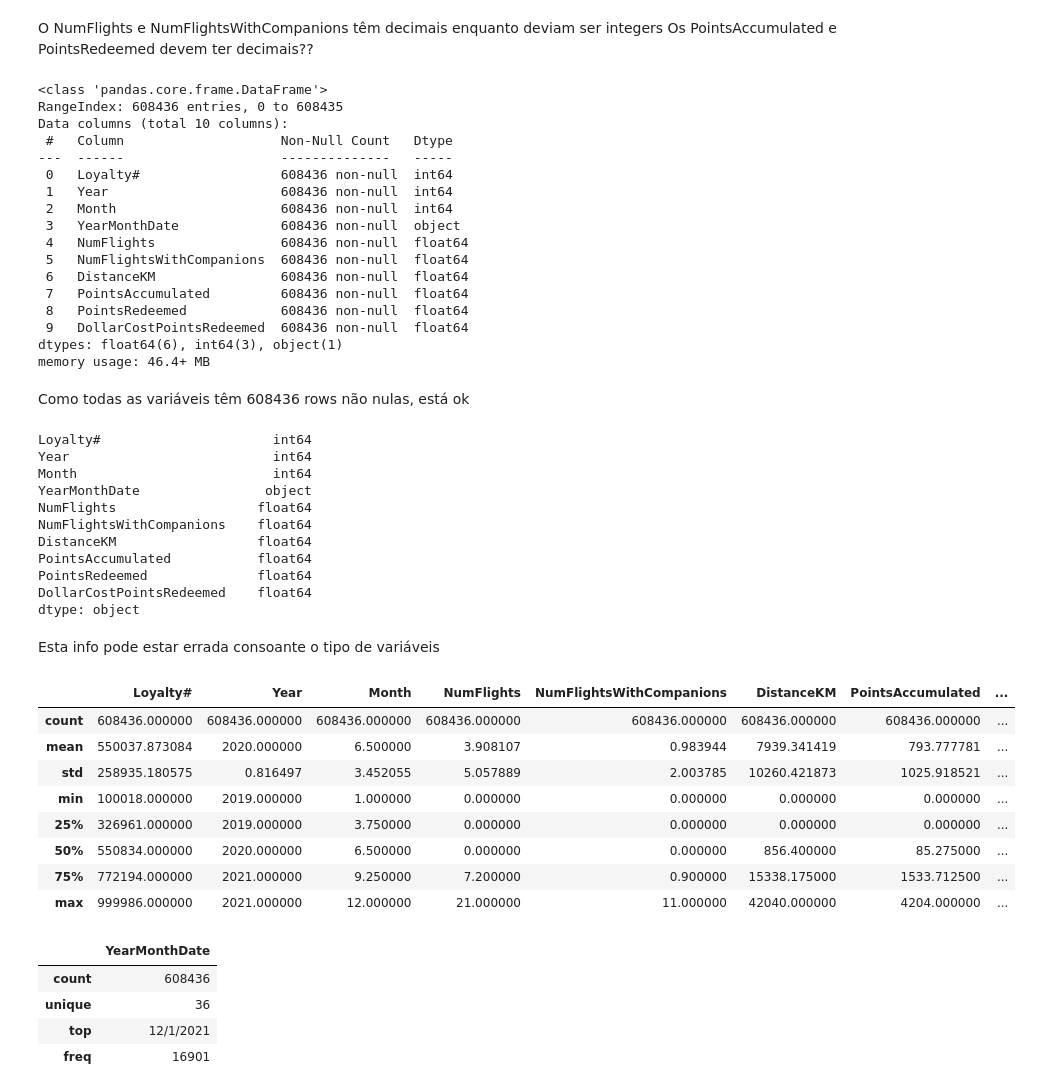
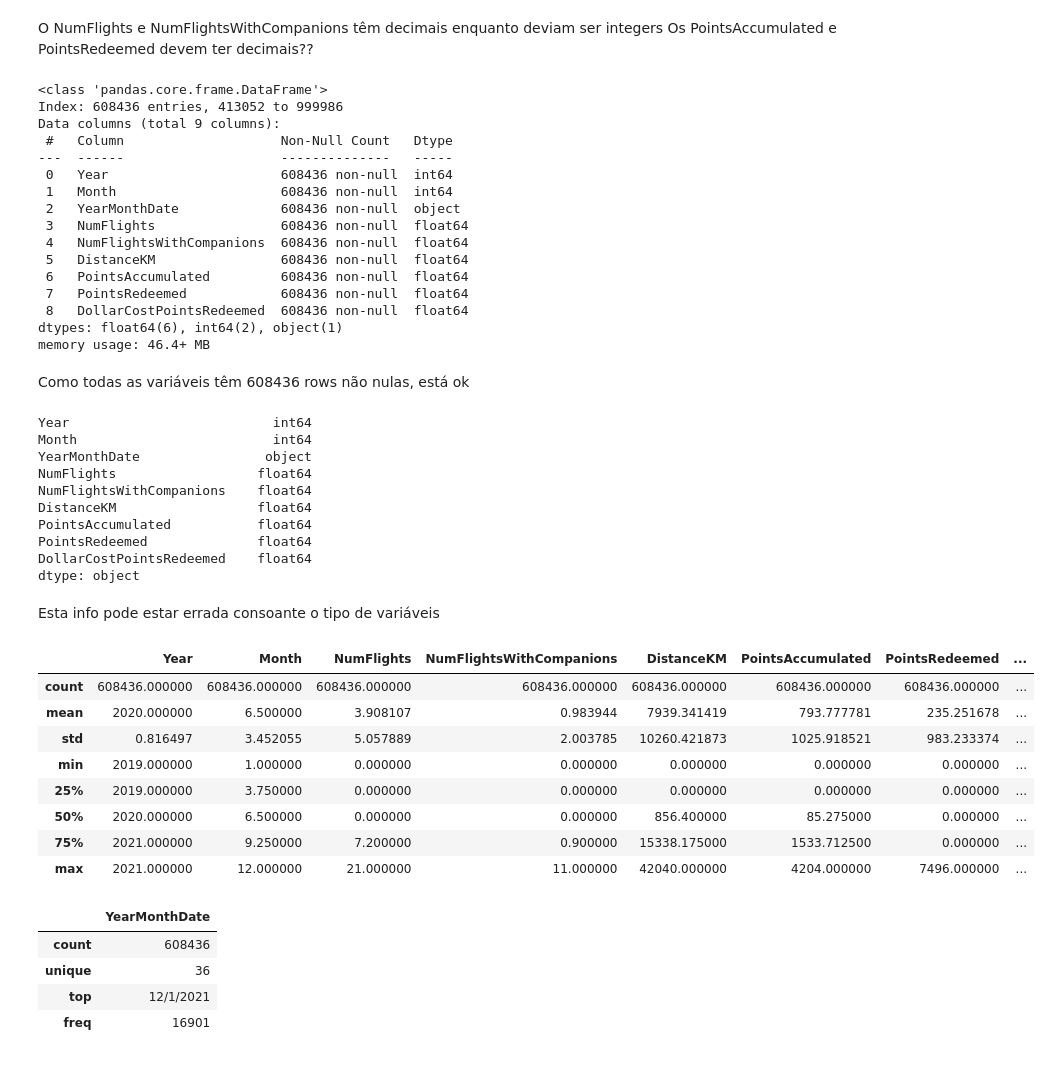
Before and after one commit to lourenco500/Data-Mining-Project, a Jupyter notebook: Deliverable_1.ipynb, the cells around one changed output. Cells and saved outputs as stored; diff of their text form; code cells hidden in the pictures.

```diff
--- a/Deliverable_1.ipynb
+++ b/Deliverable_1.ipynb
@@ -222,31 +218,29 @@ flightDB.tail(10)
 O NumFlights e NumFlightsWithCompanions têm decimais enquanto deviam ser integers
 Os PointsAccumulated e PointsRedeemed devem ter decimais??
 # %%
-flightDB.info()
+flightsDB.info()
 # %% [output]
 <class 'pandas.core.frame.DataFrame'>
-RangeIndex: 608436 entries, 0 to 608435
-Data columns (total 10 columns):
+Index: 608436 entries, 413052 to 999986
+Data columns (total 9 columns):
  #   Column                    Non-Null Count   Dtype
 ---  ------                    --------------   -----
- 0   Loyalty#                  608436 non-null  int64
- 1   Year                      608436 non-null  int64
- 2   Month                     608436 non-null  int64
- 3   YearMonthDate             608436 non-null  object
- 4   NumFlights                608436 non-null  float64
- 5   NumFlightsWithCompanions  608436 non-null  float64
- 6   DistanceKM                608436 non-null  float64
- 7   PointsAccumulated         608436 non-null  float64
- 8   PointsRedeemed            608436 non-null  float64
- 9   DollarCostPointsRedeemed  608436 non-null  float64
-dtypes: float64(6), int64(3), object(1)
+ 0   Year                      608436 non-null  int64
+ 1   Month                     608436 non-null  int64
+ 2   YearMonthDate             608436 non-null  object
+ 3   NumFlights                608436 non-null  float64
+ 4   NumFlightsWithCompanions  608436 non-null  float64
+ 5   DistanceKM                608436 non-null  float64
+ 6   PointsAccumulated         608436 non-null  float64
+ 7   PointsRedeemed            608436 non-null  float64
+ 8   DollarCostPointsRedeemed  608436 non-null  float64
+dtypes: float64(6), int64(2), object(1)
 memory usage: 46.4+ MB
 # %% [markdown]
 Como todas as variáveis têm 608436 rows não nulas, está ok
 # %%
-flightDB.dtypes
+flightsDB.dtypes
 # %% [output]
-Loyalty#                      int64
 Year                          int64
 Month                         int64
 YearMonthDate                object
@@ -260,15 +254,15 @@ dtype: object
 # %% [markdown]
 Esta info pode estar errada consoante o tipo de variáveis
 # %%
-flightDB.describe()
+flightsDB.describe()
 # %% [output]
-|  | Loyalty# | Year | Month | NumFlights | NumFlightsWithCompanions | DistanceKM | PointsAccumulated | ... |
+|  | Year | Month | NumFlights | NumFlightsWithCompanions | DistanceKM | PointsAccumulated | PointsRedeemed | ... |
 | count | 608436.000000 | 608436.000000 | 608436.000000 | 608436.000000 | 608436.000000 | 608436.000000 | 608436.000000 | ... |
-| mean | 550037.873084 | 2020.000000 | 6.500000 | 3.908107 | 0.983944 | 7939.341419 | 793.777781 | ... |
-| std | 258935.180575 | 0.816497 | 3.452055 | 5.057889 | 2.003785 | 10260.421873 | 1025.918521 | ... |
-| min | 100018.000000 | 2019.000000 | 1.000000 | 0.000000 | 0.000000 | 0.000000 | 0.000000 | ... |
-| 25% | 326961.000000 | 2019.000000 | 3.750000 | 0.000000 | 0.000000 | 0.000000 | 0.000000 | ... |
-| 50% | 550834.000000 | 2020.000000 | 6.500000 | 0.000000 | 0.000000 | 856.400000 | 85.275000 | ... |
-| 75% | 772194.000000 | 2021.000000 | 9.250000 | 7.200000 | 0.900000 | 15338.175000 | 1533.712500 | ... |
-| max | 999986.000000 | 2021.000000 | 12.000000 | 21.000000 | 11.000000 | 42040.000000 | 4204.000000 | ... |
+| mean | 2020.000000 | 6.500000 | 3.908107 | 0.983944 | 7939.341419 | 793.777781 | 235.251678 | ... |
+| std | 0.816497 | 3.452055 | 5.057889 | 2.003785 | 10260.421873 | 1025.918521 | 983.233374 | ... |
+| min | 2019.000000 | 1.000000 | 0.000000 | 0.000000 | 0.000000 | 0.000000 | 0.000000 | ... |
+| 25% | 2019.000000 | 3.750000 | 0.000000 | 0.000000 | 0.000000 | 0.000000 | 0.000000 | ... |
+| 50% | 2020.000000 | 6.500000 | 0.000000 | 0.000000 | 856.400000 | 85.275000 | 0.000000 | ... |
+| 75% | 2021.000000 | 9.250000 | 7.200000 | 0.900000 | 15338.175000 | 1533.712500 | 0.000000 | ... |
+| max | 2021.000000 | 12.000000 | 21.000000 | 11.000000 | 42040.000000 | 4204.000000 | 7496.000000 | ... |
 # %%
```
Also changed, not shown: parts of 19 cells of this notebook.
